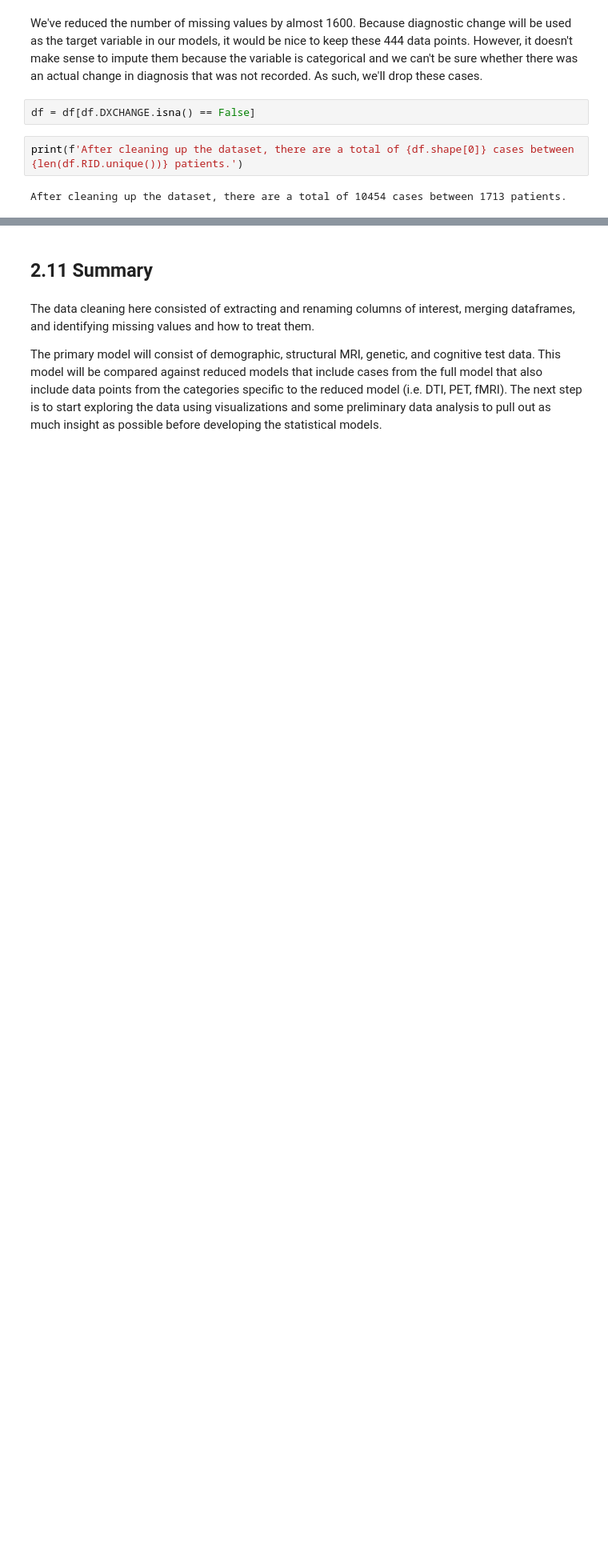
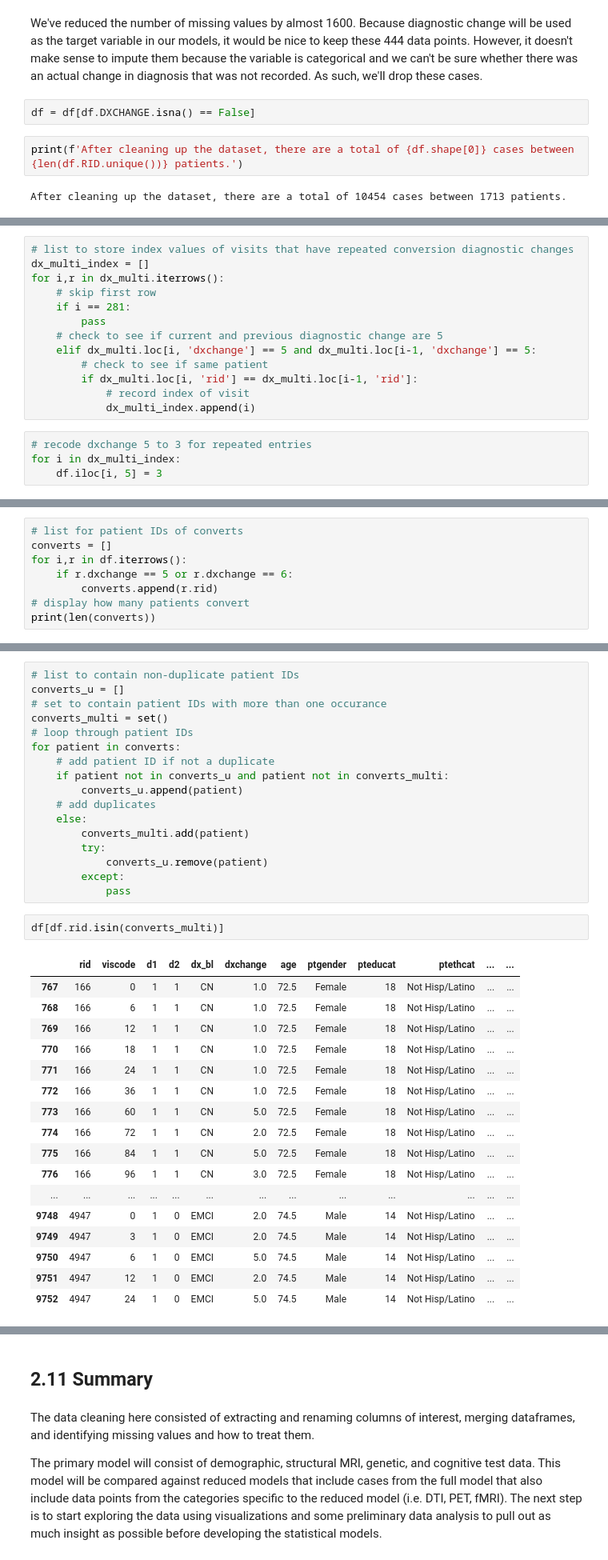
Before and after one commit to keshavkrishnagangwar/springboard_data_science, a Jupyter notebook: capstone_1_mri/data_cleaning.ipynb, the cells around one changed output, grey strips where cells are left out. Shown at 80% size. Drawn from its saved outputs; the diff is of its cells as text; blank space fills up the shorter version.

```diff
--- a/capstone_1_mri/data_cleaning.ipynb
+++ b/capstone_1_mri/data_cleaning.ipynb
@@ -876,0 +987,17 @@ After cleaning up the dataset, there are a total of 10454 cases between 1713 pat
+# %%
+# list to store index values of visits that have repeated conversion diagnostic changes
+dx_multi_index = []
+for i,r in dx_multi.iterrows():
+    # skip first row
+    if i == 281:
+        pass
+    # check to see if current and previous diagnostic change are 5
+    elif dx_multi.loc[i, 'dxchange'] == 5 and dx_multi.loc[i-1, 'dxchange'] == 5:
+        # check to see if same patient
+        if dx_multi.loc[i, 'rid'] == dx_multi.loc[i-1, 'rid']:
+            # record index of visit
+            dx_multi_index.append(i)
+# %%
+# recode dxchange 5 to 3 for repeated entries
+for i in dx_multi_index:
+    df.iloc[i, 5] = 3
@@ -876,0 +1006,8 @@ After cleaning up the dataset, there are a total of 10454 cases between 1713 pat
+# %%
+# list for patient IDs of converts
+converts = []
+for i,r in df.iterrows():
+    if r.dxchange == 5 or r.dxchange == 6:
+        converts.append(r.rid)
+# display how many patients convert
+print(len(converts))
@@ -876,0 +1022,37 @@ After cleaning up the dataset, there are a total of 10454 cases between 1713 pat
+# %%
+# list to contain non-duplicate patient IDs
+converts_u = []
+# set to contain patient IDs with more than one occurance
+converts_multi = set()
+# loop through patient IDs
+for patient in converts:
+    # add patient ID if not a duplicate
+    if patient not in converts_u and patient not in converts_multi:
+        converts_u.append(patient)
+    # add duplicates
+    else:
+        converts_multi.add(patient)
+        try:
+            converts_u.remove(patient)
+        except:
+            pass
+# %%
+df[df.rid.isin(converts_multi)]
+# %% [output]
+|  | rid | viscode | d1 | d2 | dx_bl | dxchange | age | ptgender | pteducat | ptethcat | ... | ... |
+| 767 | 166 | 0 | 1 | 1 | CN | 1.0 | 72.5 | Female | 18 | Not Hisp/Latino | ... | ... |
+| 768 | 166 | 6 | 1 | 1 | CN | 1.0 | 72.5 | Female | 18 | Not Hisp/Latino | ... | ... |
+| 769 | 166 | 12 | 1 | 1 | CN | 1.0 | 72.5 | Female | 18 | Not Hisp/Latino | ... | ... |
+| 770 | 166 | 18 | 1 | 1 | CN | 1.0 | 72.5 | Female | 18 | Not Hisp/Latino | ... | ... |
+| 771 | 166 | 24 | 1 | 1 | CN | 1.0 | 72.5 | Female | 18 | Not Hisp/Latino | ... | ... |
+| 772 | 166 | 36 | 1 | 1 | CN | 1.0 | 72.5 | Female | 18 | Not Hisp/Latino | ... | ... |
+| 773 | 166 | 60 | 1 | 1 | CN | 5.0 | 72.5 | Female | 18 | Not Hisp/Latino | ... | ... |
+| 774 | 166 | 72 | 1 | 1 | CN | 2.0 | 72.5 | Female | 18 | Not Hisp/Latino | ... | ... |
+| 775 | 166 | 84 | 1 | 1 | CN | 5.0 | 72.5 | Female | 18 | Not Hisp/Latino | ... | ... |
+| 776 | 166 | 96 | 1 | 1 | CN | 3.0 | 72.5 | Female | 18 | Not Hisp/Latino | ... | ... |
+| ... | ... | ... | ... | ... | ... | ... | ... | ... | ... | ... | ... | ... |
+| 9748 | 4947 | 0 | 1 | 0 | EMCI | 2.0 | 74.5 | Male | 14 | Not Hisp/Latino | ... | ... |
+| 9749 | 4947 | 3 | 1 | 0 | EMCI | 2.0 | 74.5 | Male | 14 | Not Hisp/Latino | ... | ... |
+| 9750 | 4947 | 6 | 1 | 0 | EMCI | 5.0 | 74.5 | Male | 14 | Not Hisp/Latino | ... | ... |
+| 9751 | 4947 | 12 | 1 | 0 | EMCI | 2.0 | 74.5 | Male | 14 | Not Hisp/Latino | ... | ... |
+| 9752 | 4947 | 24 | 1 | 0 | EMCI | 5.0 | 74.5 | Male | 14 | Not Hisp/Latino | ... | ... |
```
Also changed, not shown: parts of 64 cells of this notebook.
